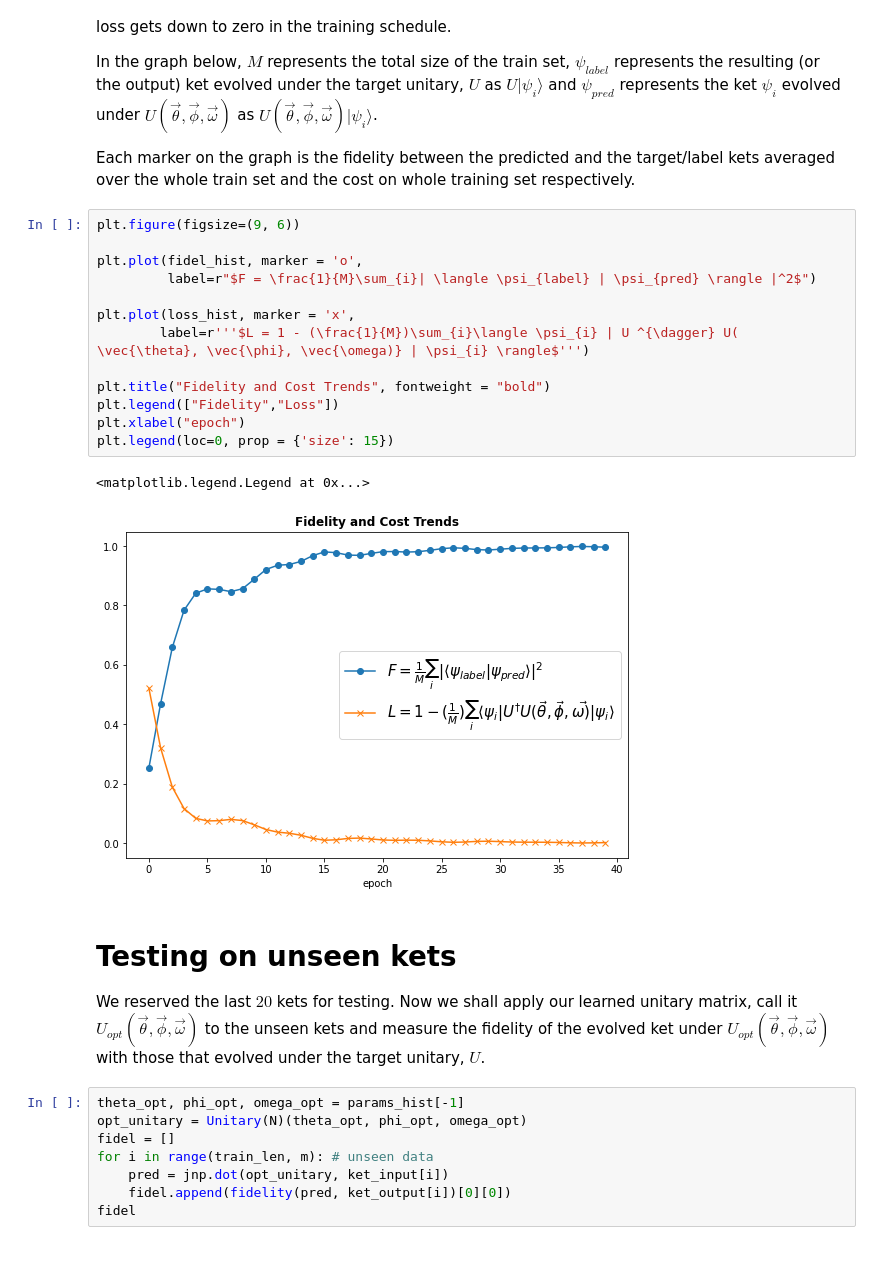
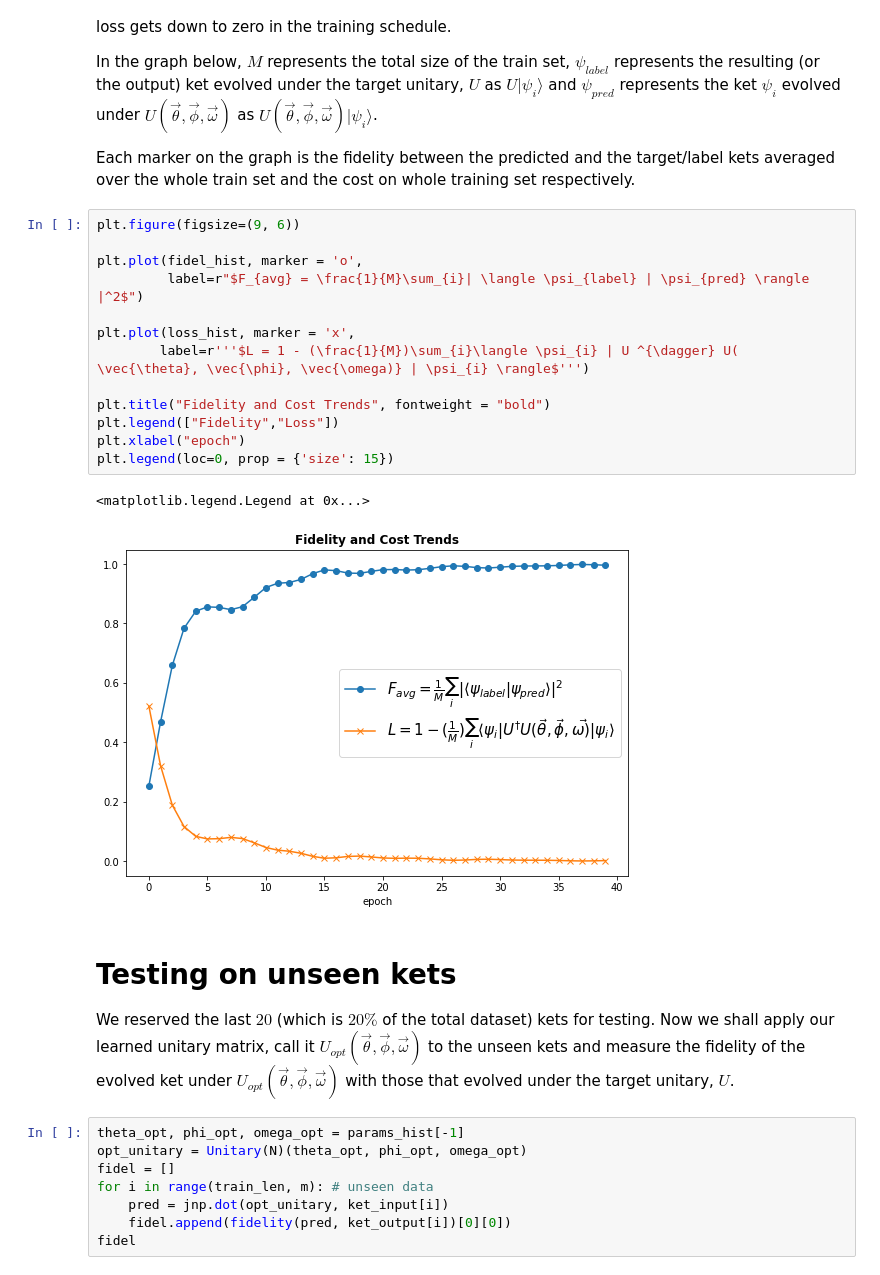
Before and after one commit to qgrad/qgrad, a Jupyter notebook: examples/notebooks/Unitary Learning with qgrad.ipynb, the cells around one changed output. Cells and saved outputs as stored; diff of their text form.

```diff
--- a/examples/notebooks/Unitary Learning with qgrad.ipynb
+++ b/examples/notebooks/Unitary Learning with qgrad.ipynb
@@ -254,24 +254,25 @@ respectively.
 # %%
 plt.figure(figsize=(9, 6))
 
 plt.plot(fidel_hist, marker = 'o',
-         label=r"$F = \frac{1}{M}\sum_{i}| \langle \psi_{label} | \psi_{pred} \rangle |^2$")
+         label=r"$F_{avg} = \frac{1}{M}\sum_{i}| \langle \psi_{label} | \psi_{pred} \rangle |^2$")
 
 plt.plot(loss_hist, marker = 'x',
         label=r'''$L = 1 - (\frac{1}{M})\sum_{i}\langle \psi_{i} | U ^{\dagger} U( \vec{\theta}, \vec{\phi}, \vec{\omega)} | \psi_{i} \rangle$''')
 
 plt.title("Fidelity and Cost Trends", fontweight = "bold")
 plt.legend(["Fidelity","Loss"])
 plt.xlabel("epoch")
 plt.legend(loc=0, prop = {'size': 15})
 # %% [output]
 <matplotlib.legend.Legend at 0x...>
-[figure, old version]
+[figure, new version]
 # %% [markdown]
 # Testing on unseen kets
 
-We reserved the last $20$ kets for testing. Now we shall apply
-our learned unitary matrix, call it
+We reserved the last $20$ (which is $20 \%$ of the total dataset)
+kets for testing.
+Now we shall apply our learned unitary matrix, call it
 $U_{opt}(\vec{\theta}, \vec{\phi}, \vec{\omega})$
 to the unseen kets and measure the fidelity of the evolved ket
 under $U_{opt}(\vec{\theta}, \vec{\phi}, \vec{\omega})$
```
Also changed, not shown: 1 other file.
